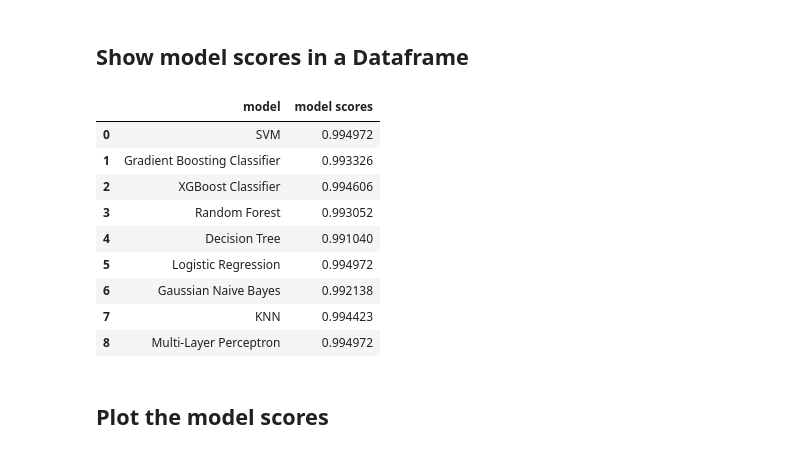
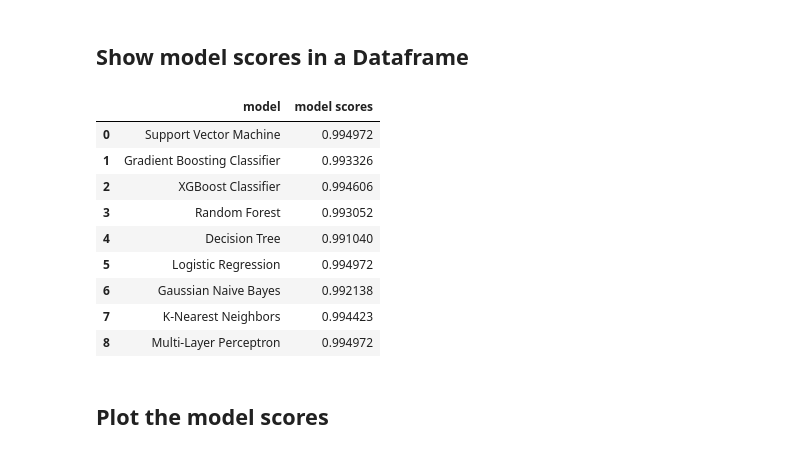
Before and after one commit to shiraz-30/Credit-Card-Approval-Prediction-Model, a Jupyter notebook: Credit Card Approval Prediction Model.ipynb, the cells around one changed output. Cells and saved outputs as stored; diff of their text form; code cells hidden in the pictures.

```diff
--- a/Credit Card Approval Prediction Model.ipynb
+++ b/Credit Card Approval Prediction Model.ipynb
@@ -882,20 +882,20 @@ mlp_model_score
 ## Show model scores in a Dataframe
 # %%
 scores = {'model scores': [svm_model_score, gbc_model_score, xgb_model_score, ranfor_model_score, dectree_model_score, logreg_model_score, gaussnb_model_score, knn_model_score, mlp_model_score] ,
-          'model': ["SVM", "Gradient Boosting Classifier", "XGBoost Classifier", "Random Forest", "Decision Tree", "Logistic Regression", "Gaussian Naive Bayes", "KNN", "Multi-Layer Perceptron"]}
+          'model': ["Support Vector Machine", "Gradient Boosting Classifier", "XGBoost Classifier", "Random Forest", "Decision Tree", "Logistic Regression", "Gaussian Naive Bayes", "K-Nearest Neighbors", "Multi-Layer Perceptron"]}
 
 score_df = pd.DataFrame(scores, columns = ['model', 'model scores'])
 score_df
 # %% [output]
 |  | model | model scores |
-| 0 | SVM | 0.994972 |
+| 0 | Support Vector Machine | 0.994972 |
 | 1 | Gradient Boosting Classifier | 0.993326 |
 | 2 | XGBoost Classifier | 0.994606 |
 | 3 | Random Forest | 0.993052 |
 | 4 | Decision Tree | 0.991040 |
 | 5 | Logistic Regression | 0.994972 |
 | 6 | Gaussian Naive Bayes | 0.992138 |
-| 7 | KNN | 0.994423 |
+| 7 | K-Nearest Neighbors | 0.994423 |
 | 8 | Multi-Layer Perceptron | 0.994972 |
 # %% [markdown]
 ## Plot the model scores
```
Also changed, not shown: parts of 1 cell of this notebook.
